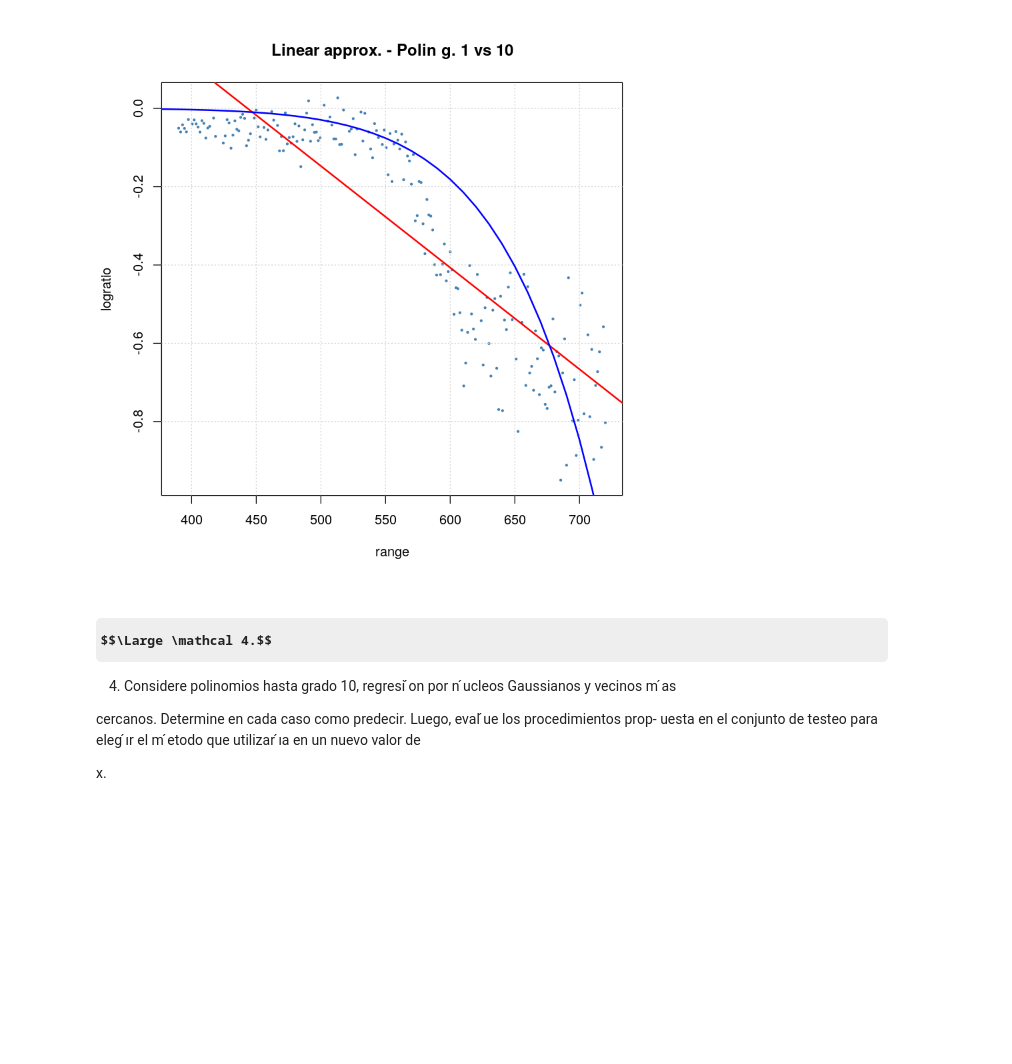
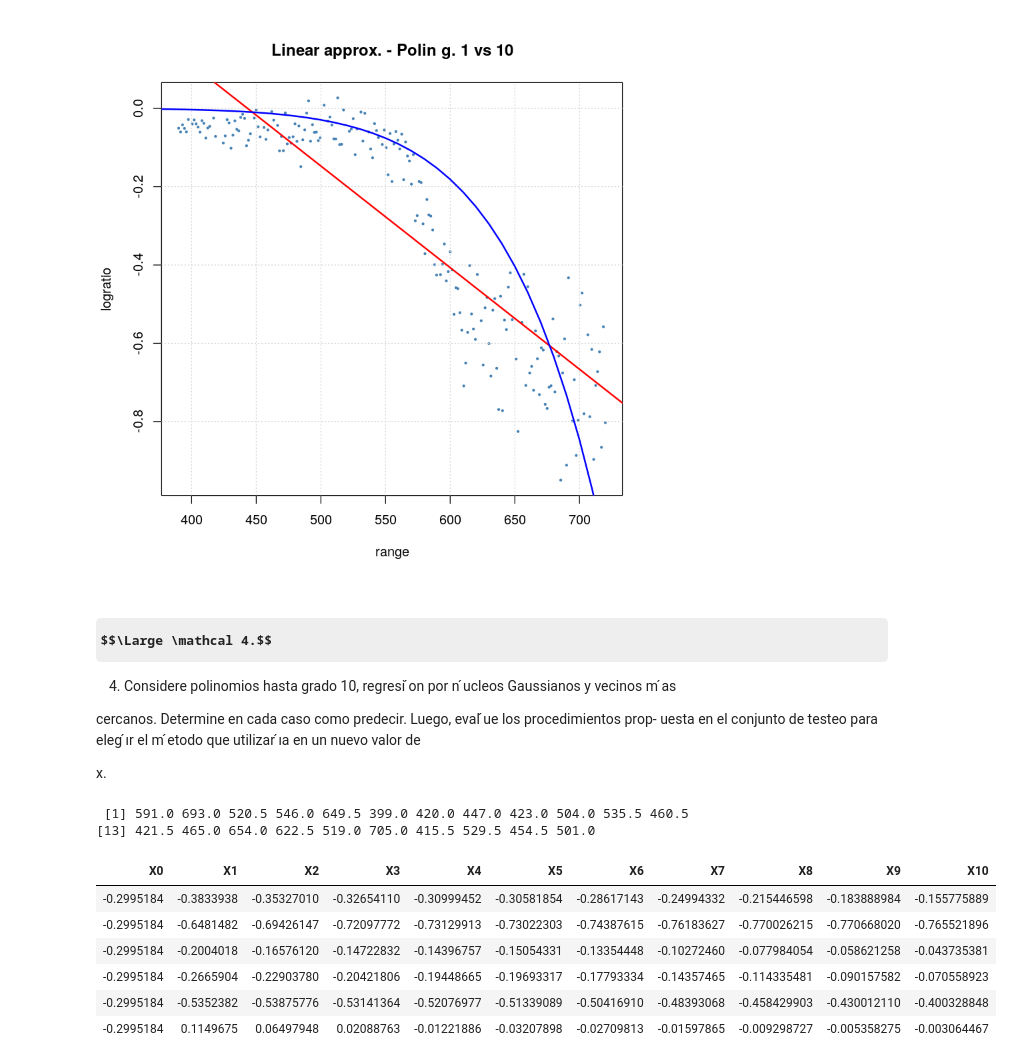
Before and after one commit to LecJackS/Ciencia-de-datos-con-R_Fundamentos-Estadisticos_2020, a Jupyter notebook: clase25/Clase 25 - Guía Regresión.ipynb, the cells around one changed output. Saved outputs shown, nothing was run; the diff lists cells and outputs as text; code cells hidden in the pictures; some formulas as TeX source; blank space fills up the shorter version.

```diff
--- a/clase25/Clase 25 - Guía Regresión.ipynb
+++ b/clase25/Clase 25 - Guía Regresión.ipynb
@@ -322,0 +328,25 @@ x.
+# %%
+datos_test[,1]
+# %% [output]
+ [1] 591.0 693.0 520.5 546.0 649.5 399.0 420.0 447.0 423.0 504.0 535.5 460.5
+[13] 421.5 465.0 654.0 622.5 519.0 705.0 415.5 529.5 454.5 501.0
+# %%
+n <- length(best_beta)
+X_test <- as.matrix(datos_test[,1])
+Y_pred <- data.frame(rep(NA, length(X_test)))
+for (p in 0:(n-1)){
+    i <- p+1
+    Xp <- append_dimensions(datos_test$range, p=p)
+    Y_pred[, i] <- get_grid_polin(X_test, best_betas[[i]])
+    colnames(Y_pred)[i] <- paste0('X',p)
+}
+
+head(Y_pred)
+# %% [output]
+| X0 | X1 | X2 | X3 | X4 | X5 | X6 | X7 | X8 | X9 | X10 |
+| -0.2995184 | -0.3833938 | -0.35327010 | -0.32654110 | -0.30999452 | -0.30581854 | -0.28617143 | -0.24994332 | -0.215446598 | -0.183888984 | -0.155775889 |
+| -0.2995184 | -0.6481482 | -0.69426147 | -0.72097772 | -0.73129913 | -0.73022303 | -0.74387615 | -0.76183627 | -0.770026215 | -0.770668020 | -0.765521896 |
+| -0.2995184 | -0.2004018 | -0.16576120 | -0.14722832 | -0.14396757 | -0.15054331 | -0.13354448 | -0.10272460 | -0.077984054 | -0.058621258 | -0.043735381 |
+| -0.2995184 | -0.2665904 | -0.22903780 | -0.20421806 | -0.19448665 | -0.19693317 | -0.17793334 | -0.14357465 | -0.114335481 | -0.090157582 | -0.070558923 |
+| -0.2995184 | -0.5352382 | -0.53875776 | -0.53141364 | -0.52076977 | -0.51339089 | -0.50416910 | -0.48393068 | -0.458429903 | -0.430012110 | -0.400328848 |
+| -0.2995184 | 0.1149675 | 0.06497948 | 0.02088763 | -0.01221886 | -0.03207898 | -0.02709813 | -0.01597865 | -0.009298727 | -0.005358275 | -0.003064467 |
```
Also changed, not shown: parts of 7 cells of this notebook.
